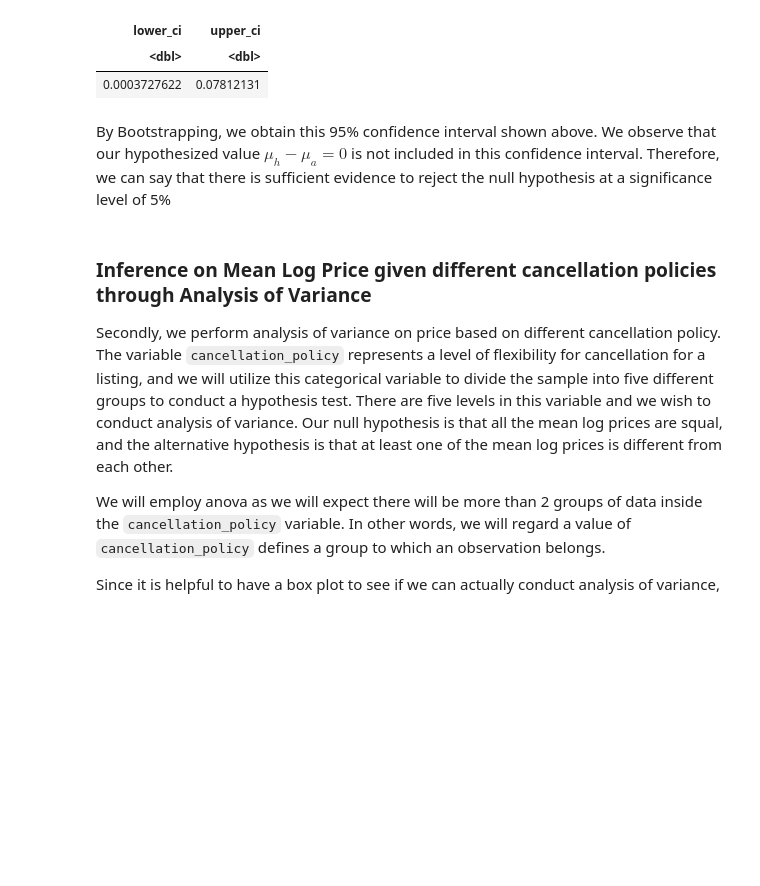
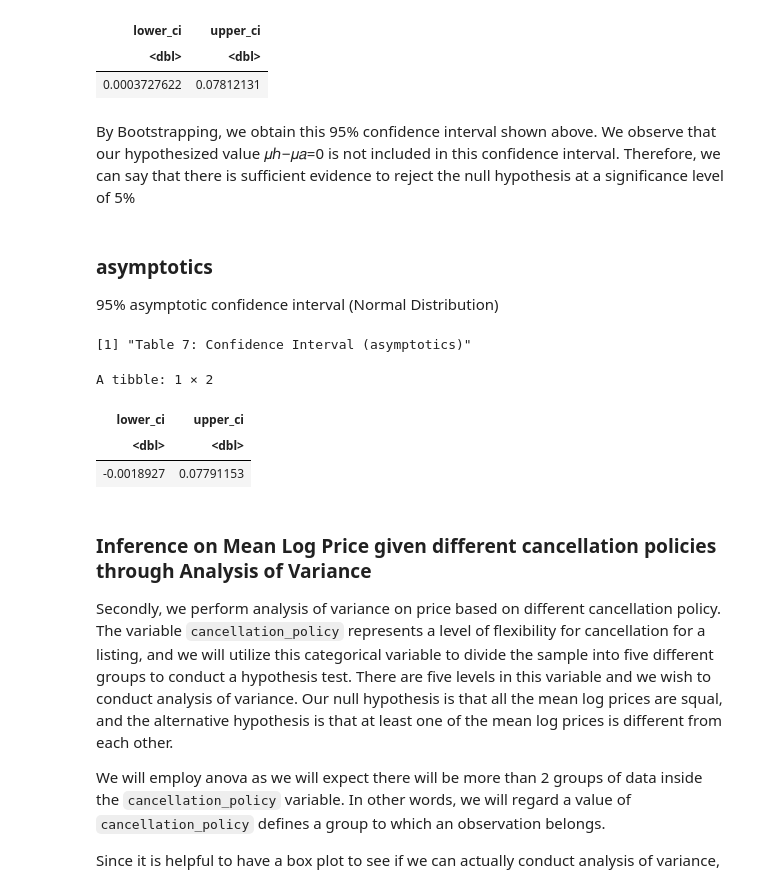
Before and after one commit to takumihoriba/stat201-project, a Jupyter notebook: proposal_final.ipynb, the cells around one changed output. Cells and saved outputs as stored; diff of their text form; code cells hidden in the pictures; blank space fills up the shorter version.

Commit message:
asymptotics

```diff
--- a/proposal_final.ipynb
+++ b/proposal_final.ipynb
@@ -197,8 +197,34 @@ A tibble: 1 × 2
 | lower_ci | upper_ci |
 | <dbl> | <dbl> |
 | 0.0003727622 | 0.07812131 |
-# %% [markdown]
-By Bootstrapping, we obtain this 95% confidence interval shown above. We observe that our hypothesized value $\mu_h - \mu_a = 0$ is not included in this confidence interval. Therefore, we can say that there is sufficient evidence to reject the null hypothesis at a significance level of 5%
+# %% [markdown]
+By Bootstrapping, we obtain this 95% confidence interval shown above. We observe that our hypothesized value  𝜇ℎ−𝜇𝑎=0 is not included in this confidence interval. Therefore, we can say that there is sufficient evidence to reject the null hypothesis at a significance level of 5%
+# %% [markdown]
+### asymptotics
+95% asymptotic confidence interval (Normal Distribution)
+# %%
+#get the mean, varianve, and sample size from Airbnb_summary which is computed as above
+sample_mean_house <- Airbnb_summary$mean[2]
+sample_mean_apartment <- Airbnb_summary$mean[1]
+sample_var_house <- Airbnb_summary$var[2]
+sample_var_apartment <- Airbnb_summary$var[1]
+sample_n_house <- Airbnb_summary$n[2]
+sample_n_apartment <- Airbnb_summary$n[1]
+
+#get the asymptotics confidence interval
+asymptotics_ci <- tibble(
+                         lower_ci = sample_mean_house - sample_mean_apartment + qnorm(0.025)*sqrt(sample_var_house/sample_n_house+
+                                                                                                 sample_var_apartment/sample_n_apartment),
+                         upper_ci = sample_mean_house - sample_mean_apartment - qnorm(0.025)*sqrt(sample_var_house/sample_n_house+
+                                                                                                 sample_var_apartment/sample_n_apartment))
+print("Table 7: Confidence Interval (asymptotics)")
+asymptotics_ci
+# %% [output]
+[1] "Table 7: Confidence Interval (asymptotics)"
+A tibble: 1 × 2
+| lower_ci | upper_ci |
+| <dbl> | <dbl> |
+| -0.0018927 | 0.07791153 |
 # %% [markdown]
 ### Inference on Mean Log Price given different cancellation policies through Analysis of Variance
 Secondly, we perform analysis of variance on price based on different cancellation policy. The variable `cancellation_policy` represents a level of flexibility for cancellation for a listing, and we will utilize this categorical variable to divide the sample into five different groups to conduct a hypothesis test. There are five levels in this variable and we wish to conduct analysis of variance. Our null hypothesis is that all the mean log prices are squal, and the alternative hypothesis is that at least one of the mean log prices is different from each other.
```
Also changed, not shown: parts of 3 cells of this notebook.
